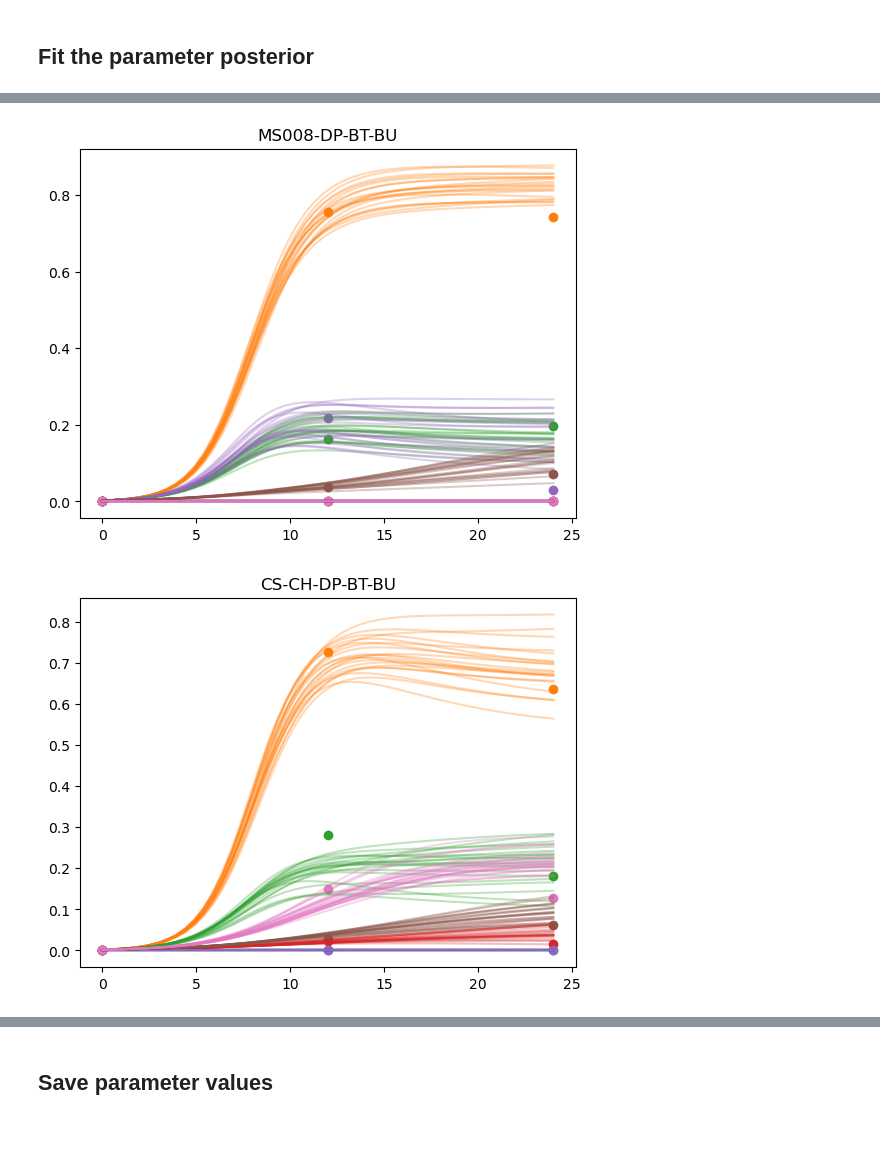
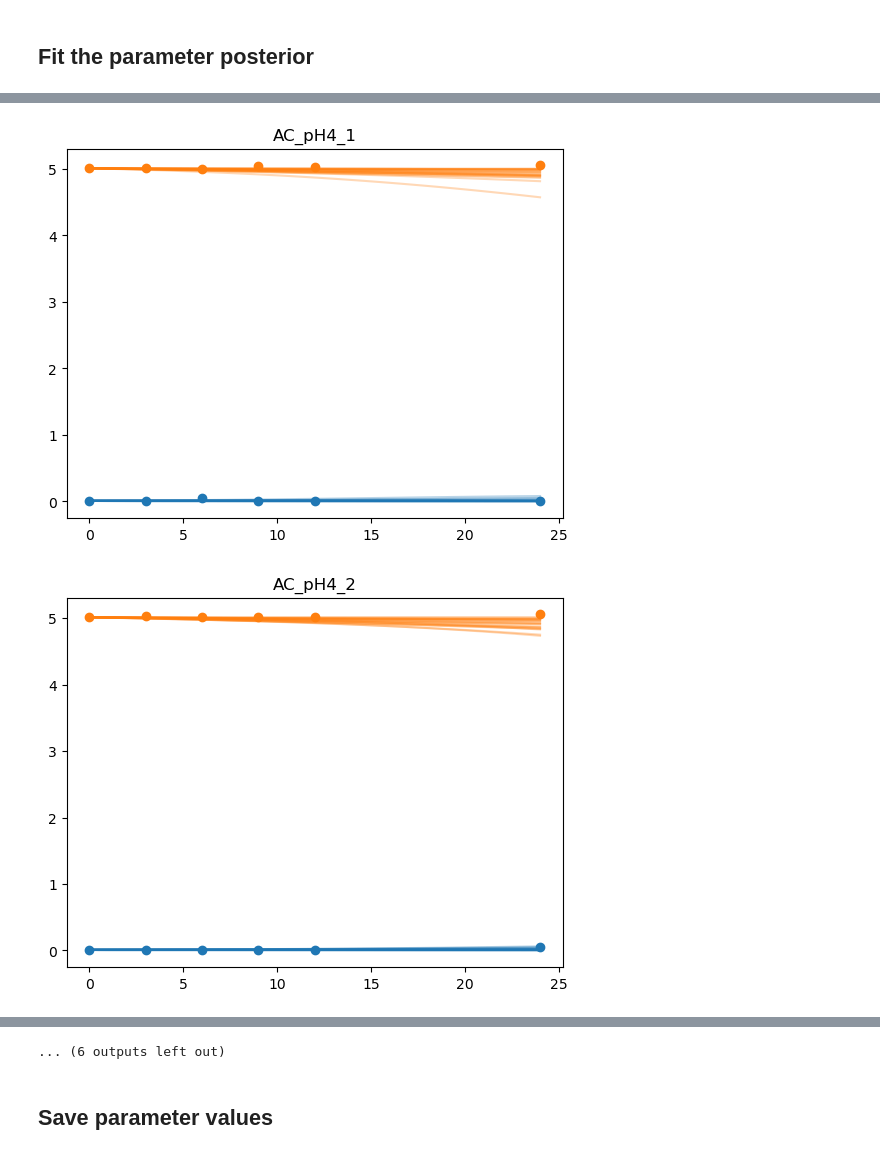
Before and after one commit to VenturelliLab/Liu_et_al_2024, a Jupyter notebook: Bayes_Fit_ODE.ipynb, the cells around one changed output, grey strips where cells are left out. Drawn from its saved outputs; the diff is of its cells as text; code cells hidden in the pictures.

Commit message:
set up model

```diff
--- a/Bayes_Fit_ODE.ipynb
+++ b/Bayes_Fit_ODE.ipynb
@@ -105,7 +113,7 @@ df.describe()
 ## Specify system state variables
 # %%
 # names of species
-species = df.columns.values[2:-1]
+species = ['AC_OD', 'pH']
 
 # global parameters used in ODE
 n_s = len(species)
@@ -114,29 +120,10 @@ n_s = len(species)
-# %%
-# define initial parameter guess
-n_params = n_s + n_s**2
-params = np.zeros(n_params)
-
-# set growth rates positive
-params[:n_s] = .3
-
-# set Aij terms zero and Aii terms negative
-params[n_s:] = 0.
-k = n_s
-for i in range(n_s):
-    for j in range(n_s):
-        if i == j:
-            params[k] = -1.
-        k += 1
-
-# mean of prior
-prior_mean = np.copy(params)
 # %% [markdown]
 ## Instantiate the model with the ODE function, training dataframe, system variables, and initial parameter guess
 # %%
 # instantiate gLV fit
 ode_model = ODE(system = system,
             transform = transform,
-            dataframe = df,
+            dataframe = df_AC,
             sys_vars = species,
             prior_mean = prior_mean,
-            alpha=1., beta=100.)
+            alpha=1., beta=1000.)
@@ -172,8 +132,8 @@ ode_model = ODE(system = system,
 # %%
 # fit to data
 t0 = time.time()
-ode_model.fit_posterior_EM(n_sample_sgd=1,
-                           n_sample_hypers=10,
+ode_model.fit_posterior_EM(n_sample_sgd=11,
+                           n_sample_hypers=100,
                            n_sample_evidence=100,
                            patience=3)
 
@@ -281,9 +258,10 @@ Elapsed time 34.08s
 # random conditions to plot
 plt_conditions = np.random.choice(np.unique(df.Treatments.values), 5, replace=False)
 
-for exp_name in plt_conditions:
+# for exp_name in plt_conditions:
+for exp_name, exp_df in df_AC.groupby("Treatments"):
     # pull dataframe
-    exp_df = df.iloc[df.Treatments.values==exp_name].copy()
+    # exp_df = df.iloc[df.Treatments.values==exp_name].copy()
 
     # predict values
     x0 = exp_df[species].values[0]
@@ -303,2 +281,2 @@ for exp_name in plt_conditions:
-[figure, old version]
+[figure, new version]
-[figure, old version]
+[figure, new version]
@@ -307,3 +292,4 @@ for exp_name in plt_conditions:
+... (6 outputs left out)
 # %% [markdown]
 ## Save parameter values
 # %%
```
Also changed, not shown: parts of 15 cells of this notebook, 2 other files.
